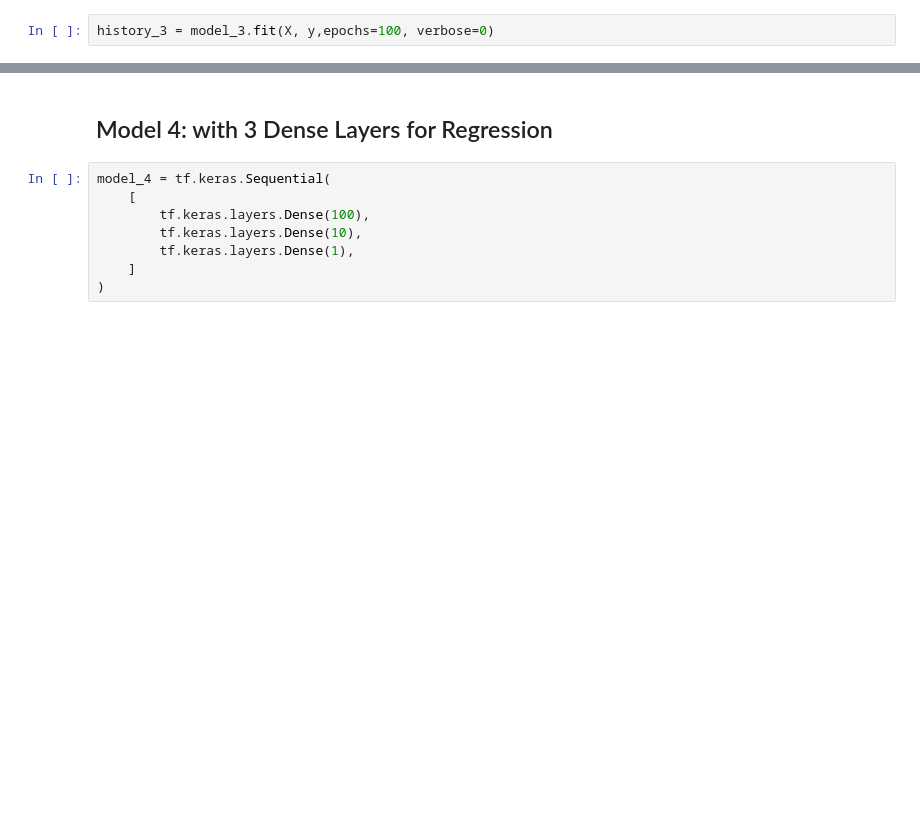
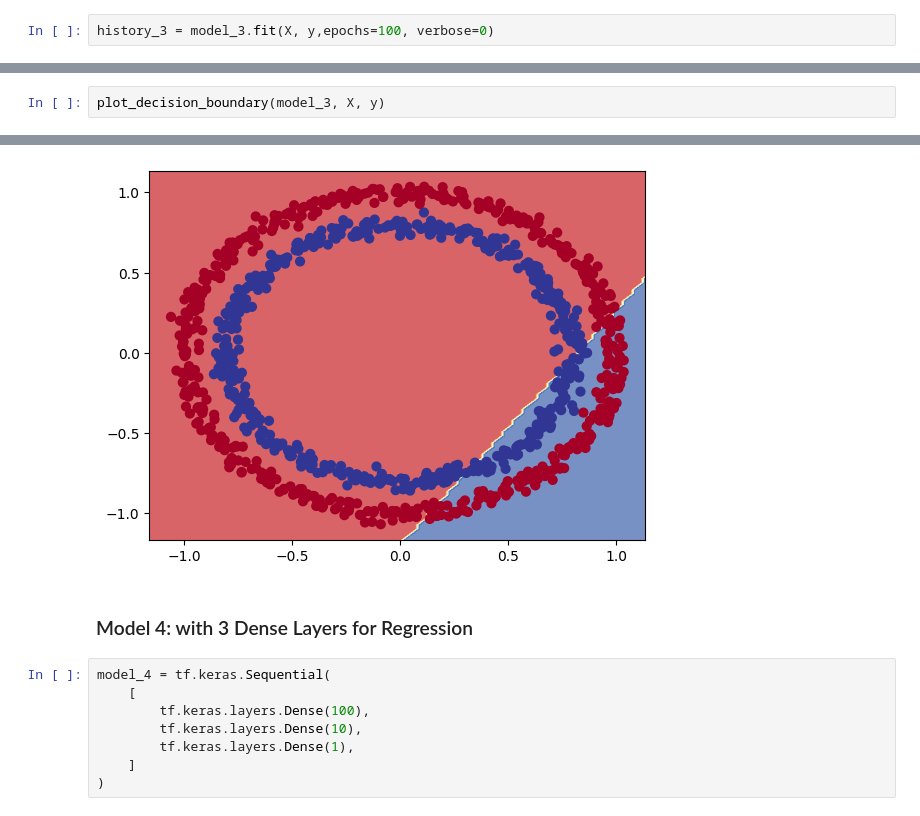
Before and after one commit to BUFONJOKER/tensorflow-zero-to-mastery, a Jupyter notebook: 2_classification.ipynb, the cells around one changed output, grey strips where cells are left out. Saved outputs shown, nothing was run; the diff lists cells and outputs as text; blank space fills up the shorter version.

```diff
--- a/2_classification.ipynb
+++ b/2_classification.ipynb
@@ -257,0 +320,3 @@ plot_accuracy(history_3)
+# %%
+plot_decision_boundary(model_3, X, y)
+# %% [output]
@@ -258,5 +325,6 @@ plot_accuracy(history_3)
+[figure, added]
 # %% [markdown]
-## Model 4: with 3 Dense Layers for Regression
+### Model 4: with 3 Dense Layers for Regression
 # %%
 model_4 = tf.keras.Sequential(
     [
```
Also changed, not shown: parts of 69 cells of this notebook.
